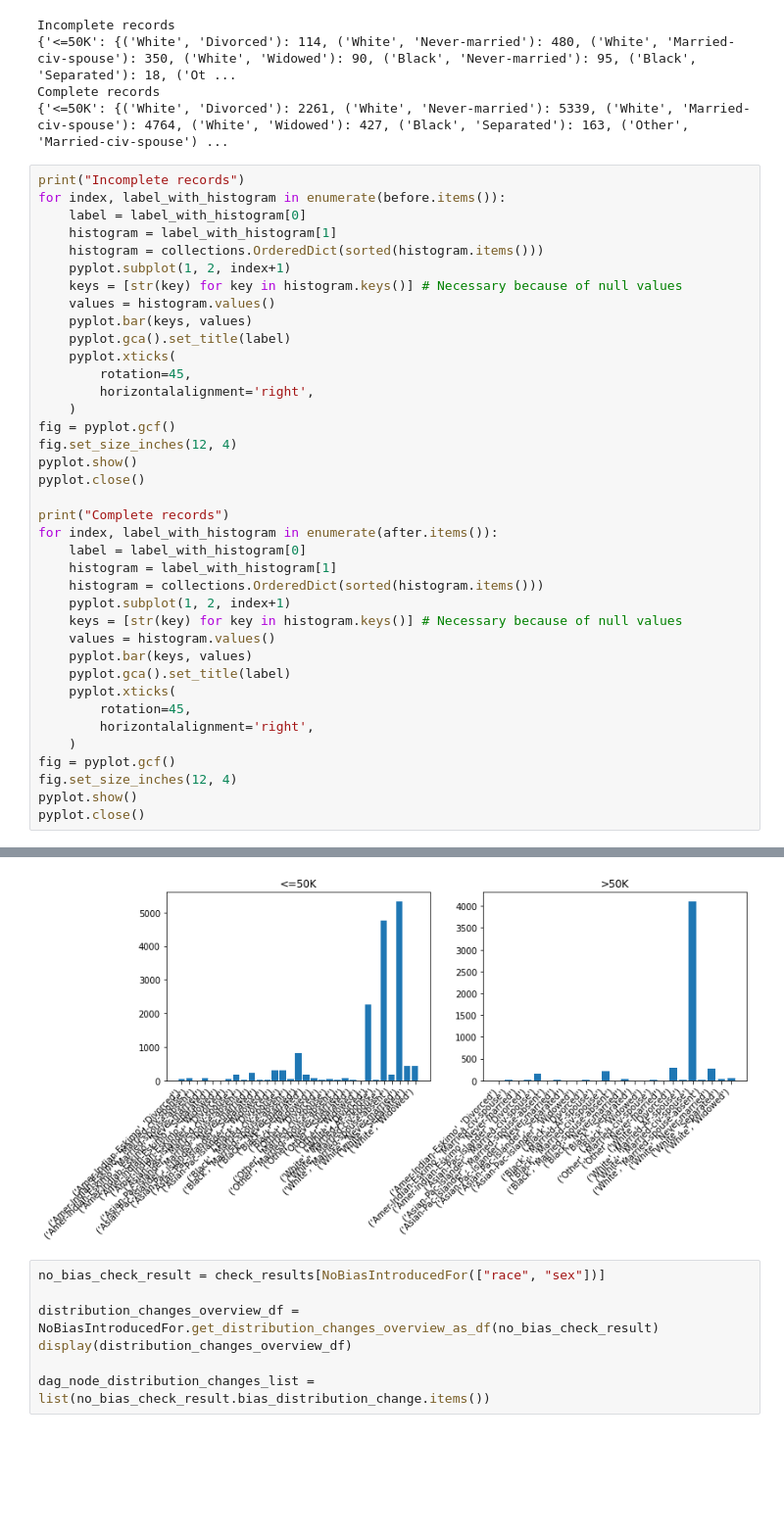
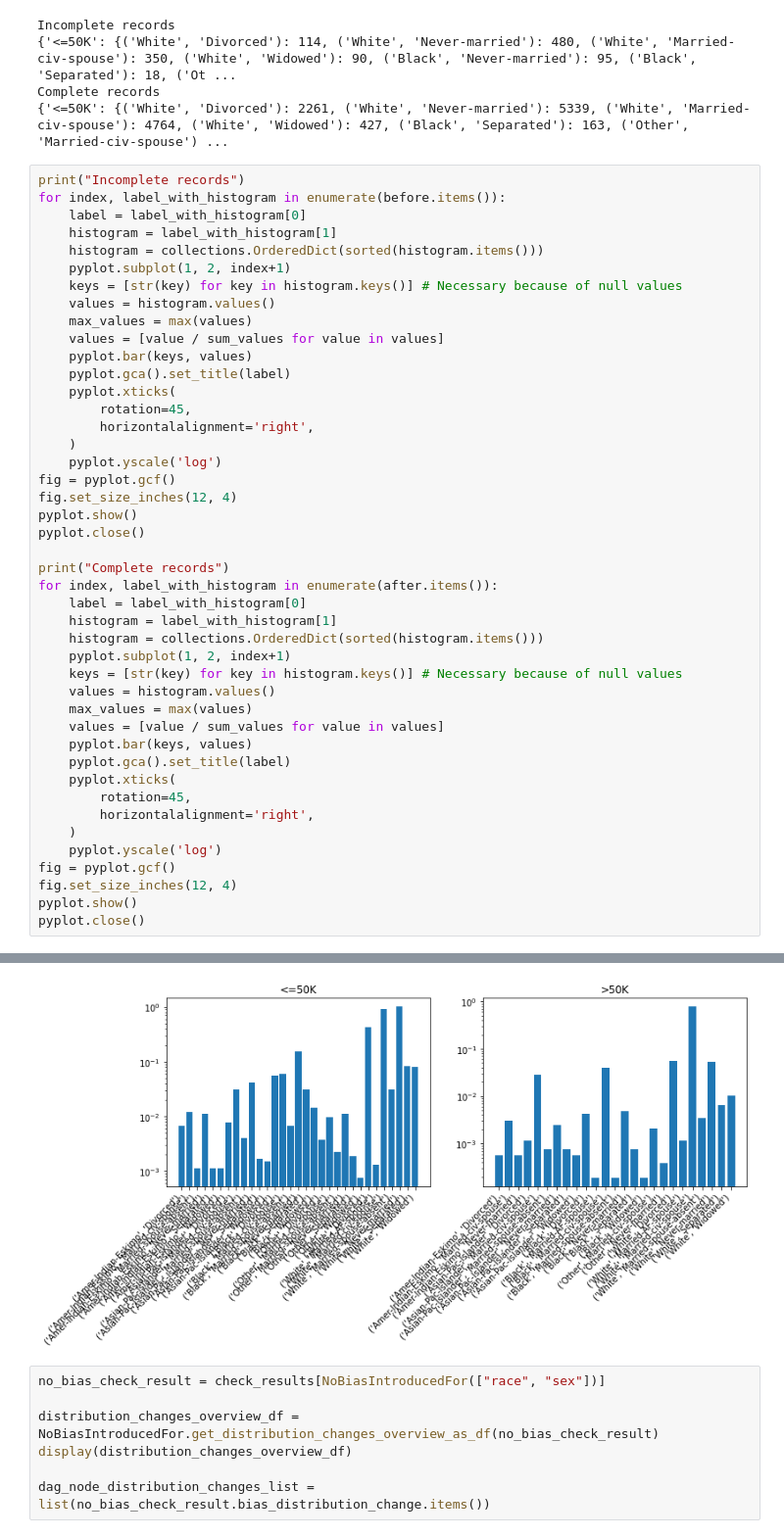
Before and after one commit to stefan-grafberger/mlinspect, a Jupyter notebook: experiments/user_interviews/example-testing-adult-pipeline.ipynb, the cells around one changed output, grey strips where cells are left out. Shown at 98% size. Saved outputs shown, nothing was run; the diff lists cells and outputs as text; blank space fills up the shorter version.

Commit message:
log scale and divide by max value

```diff
--- a/experiments/user_interviews/example-testing-adult-pipeline.ipynb
+++ b/experiments/user_interviews/example-testing-adult-pipeline.ipynb
@@ -127,12 +127,15 @@ for index, label_with_histogram in enumerate(before.items()):
     pyplot.subplot(1, 2, index+1)
     keys = [str(key) for key in histogram.keys()] # Necessary because of null values
     values = histogram.values()
+    max_values = max(values)
+    values = [value / sum_values for value in values]
     pyplot.bar(keys, values)
     pyplot.gca().set_title(label)
     pyplot.xticks(
         rotation=45,
         horizontalalignment='right',
     )
+    pyplot.yscale('log')
 fig = pyplot.gcf()
 fig.set_size_inches(12, 4)
 pyplot.show()
@@ -146,12 +149,15 @@ for index, label_with_histogram in enumerate(after.items()):
     pyplot.subplot(1, 2, index+1)
     keys = [str(key) for key in histogram.keys()] # Necessary because of null values
     values = histogram.values()
+    max_values = max(values)
+    values = [value / sum_values for value in values]
     pyplot.bar(keys, values)
     pyplot.gca().set_title(label)
     pyplot.xticks(
         rotation=45,
         horizontalalignment='right',
     )
+    pyplot.yscale('log')
 fig = pyplot.gcf()
 fig.set_size_inches(12, 4)
 pyplot.show()
@@ -162,5 +168,5 @@ Incomplete records
 Complete records
-[figure, old version]
+[figure, new version]
 # %%
 no_bias_check_result = check_results[NoBiasIntroducedFor(["race", "sex"])]
 
```
Also changed, not shown: parts of 1 cell of this notebook.
